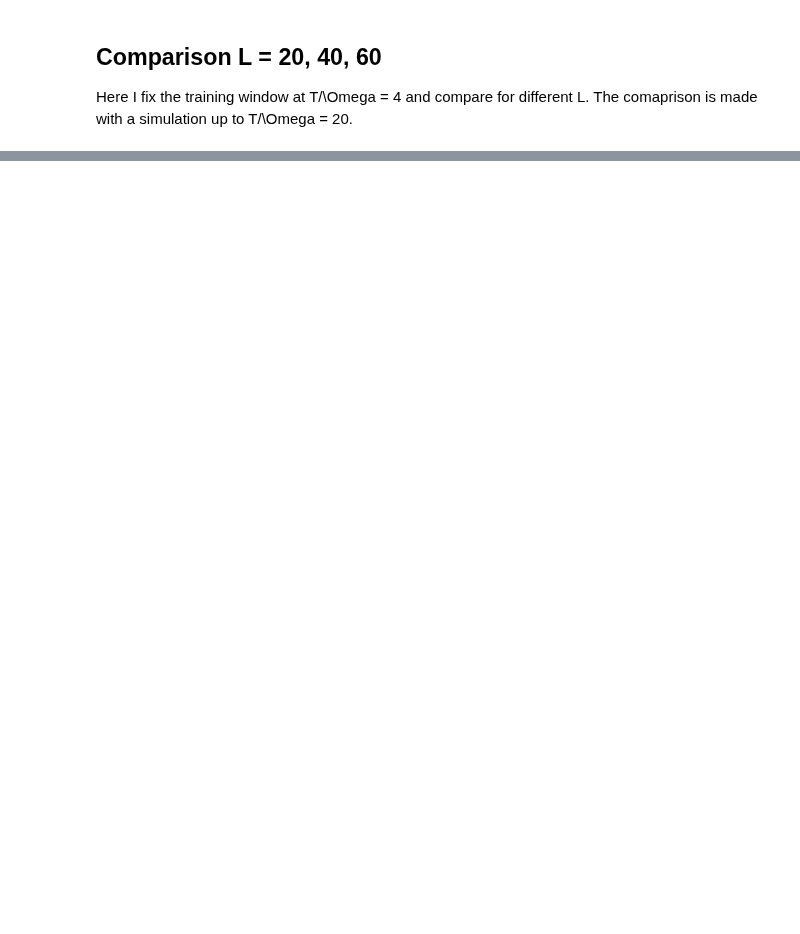
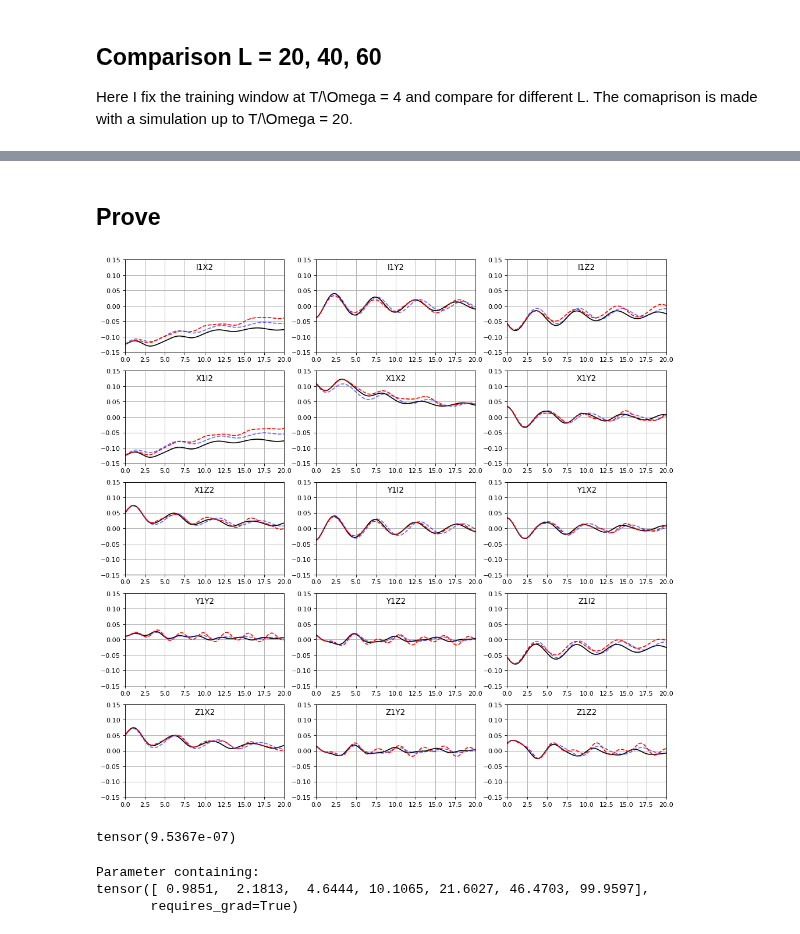
Before and after one commit to giovannicemin/master_thesis, a Jupyter notebook: project/weakly_interacting.ipynb, the cells around one changed output, grey strips where cells are left out. Drawn from its saved outputs; the diff is of its cells as text; code cells hidden in the pictures; blank space fills up the shorter version.

Commit message:
Heavy modification to time dependent model

```diff
--- a/project/weakly_interacting.ipynb
+++ b/project/weakly_interacting.ipynb
@@ -321,0 +744,3 @@ Here I do the same thing I did before, but I use data with a different iniital c
+# %%
+ml_dyn = model.generate_trajectory(v_0=np.array(data_tebd[0]), T=100, beta=1)
+print_ml_dyn(ml_dyn, 100, dt=0.01, ylim=0.15)
@@ -321,0 +924,17 @@ Here I do the same thing I did before, but I use data with a different iniital c
+# %%
+# for each combinations of potential and L I calculate the error
+T_train = 10
+beta = 1
+L = [20, 40, 60, 80]
+potential = [0.1, 0.15, 0.2, 0.25, 0.3, 0.35, 0.4, 0.45, 0.5]
+
+tr_distance_2 = []
+
+for l in L:
+    err = []
+    for vv in potential:
+
+        # calculate error
+        err.append(error_asymptotic_rho(L=l, potential=vv, T_train=T_train, model_dir='trained_unc/',
+                                      data_file='data_unc_test.hdf5'))
+    tr_distance_2.append(err)
@@ -321,0 +1093,43 @@ Here I do the same thing I did before, but I use data with a different iniital c
+# %% [markdown]
+## Prove
+# %%
+L = 20
+T_train = 10
+vv = 0.5
+beta = 1
+T_max = 20
+
+# import TEBD data
+gname = 'cohVec_L_' + str(L) + \
+        '_V_' + str(int(vv*1e3)).zfill(4) + \
+        '_beta_' + str(int(beta*1e3)).zfill(4) + \
+        '_dt_' + str(int(prms['dt']*1e3)).zfill(4)
+with h5py.File('./data/data_unc_test.hdf5', 'r') as f:
+    data_tebd = f[gname+'/X'][()]
+
+# import the model
+name = 'model_L_' + str(L) + \
+        '_V_' + str(int(vv*1e3)).zfill(4) + \
+        '_dt_' + str(int(prms['dt']*1e3)).zfill(4) + \
+        '_T' + str(T_train).zfill(2)
+
+model = MLLP(ml_params['mlp_params'], potential = vv, time_dependent=True).to(ml_params['device'])
+model.load_state_dict(torch.load(Path('./data/trained_unc_td_prova/' + name)))
+model.eval()
+
+# predict dynamics with the model
+ml_dyn = model.generate_trajectory(v_0=np.array(data_tebd[0]), T=T_max, beta=beta)
+
+print_comparison_3(data_tebd, ml_dyn, ml_dyn_TI, T_max, dt=0.01, ylim=0.15)
+#print_comparison(data_tebd, ml_dyn, T_max, dt=0.01, ylim=0.15)
+# %% [output]
+[figure, added]
+# %%
+#model.MLP.v_x_net[-2].weight[1]
+#model.MLP.omega_net.weights
+u = model.MLP.u_re + 1j*model.MLP.u_im
+#print(qu.isherm(u.detach().numpy()))
+#print((u.H@u).detach().numpy().round())
+torch.abs(torch.trace(torch.eye(15) - (u.H@u).detach()))
+# %% [output]
+tensor(9.5367e-07)
@@ -321,0 +1143,6 @@ Here I do the same thing I did before, but I use data with a different iniital c
+# %%
+model.MLP.omega_net.frequencies
+# %% [output]
+Parameter containing:
+tensor([ 0.9851,  2.1813,  4.6444, 10.1065, 21.6027, 46.4703, 99.9597],
+       requires_grad=True)
```
Also changed, not shown: parts of 63 cells of this notebook, 6 other files.
